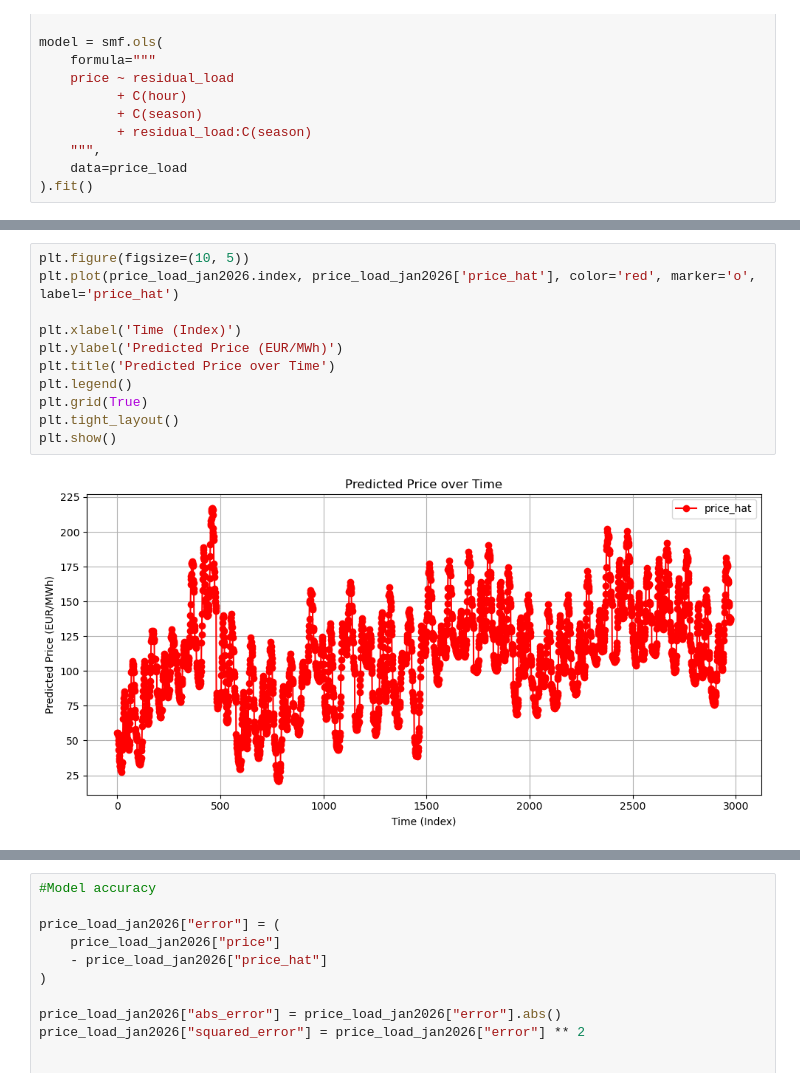
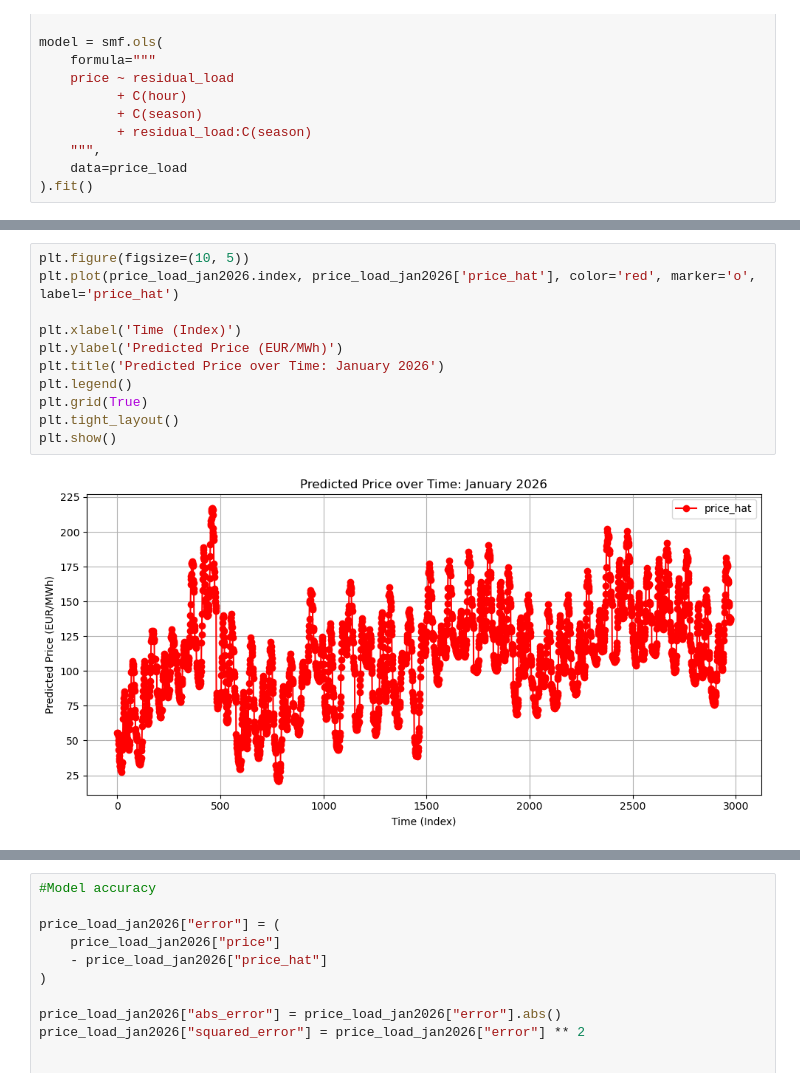
Before and after one commit to nickleu/EnergyMarket_NL, a Jupyter notebook: Notebooks/03_conditional_linear_models.ipynb, the cells around one changed output, grey strips where cells are left out. Saved outputs shown, nothing was run; the diff lists cells and outputs as text.

```diff
--- a/Notebooks/03_conditional_linear_models.ipynb
+++ b/Notebooks/03_conditional_linear_models.ipynb
@@ -152,16 +166,16 @@ print(price_load_jan2026.head())
 # %%
 plt.figure(figsize=(10, 5))
 plt.plot(price_load_jan2026.index, price_load_jan2026['price_hat'], color='red', marker='o', label='price_hat')
 
 plt.xlabel('Time (Index)')
 plt.ylabel('Predicted Price (EUR/MWh)')
-plt.title('Predicted Price over Time')
+plt.title('Predicted Price over Time: January 2026')
 plt.legend()
 plt.grid(True)
 plt.tight_layout()
 plt.show()
 # %% [output]
-[figure, old version]
+[figure, new version]
 # %%
 plt.figure(figsize=(14,5))
 plt.plot(price_load_jan2026.index, price_load_jan2026["price"],color='fuchsia', marker='o', label="Observed price")
```
Also changed, not shown: parts of 7 cells of this notebook, 1 other file.
